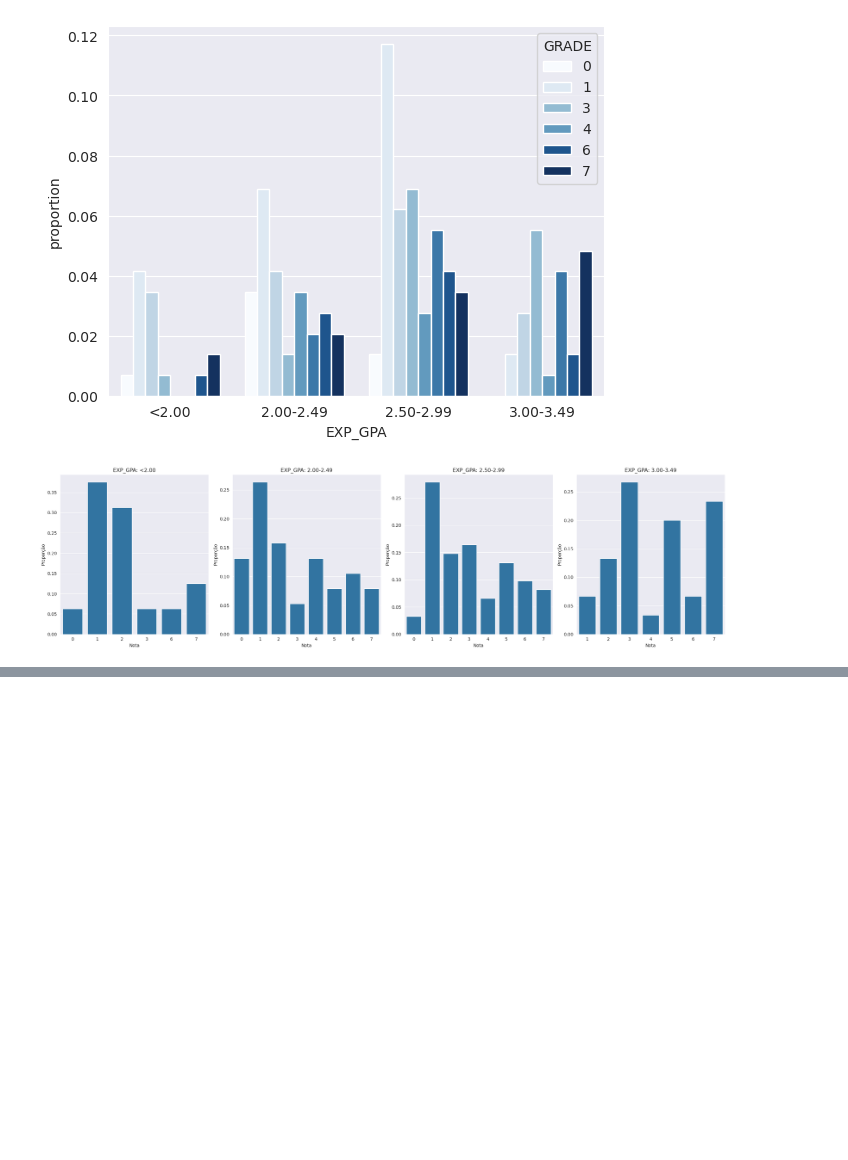
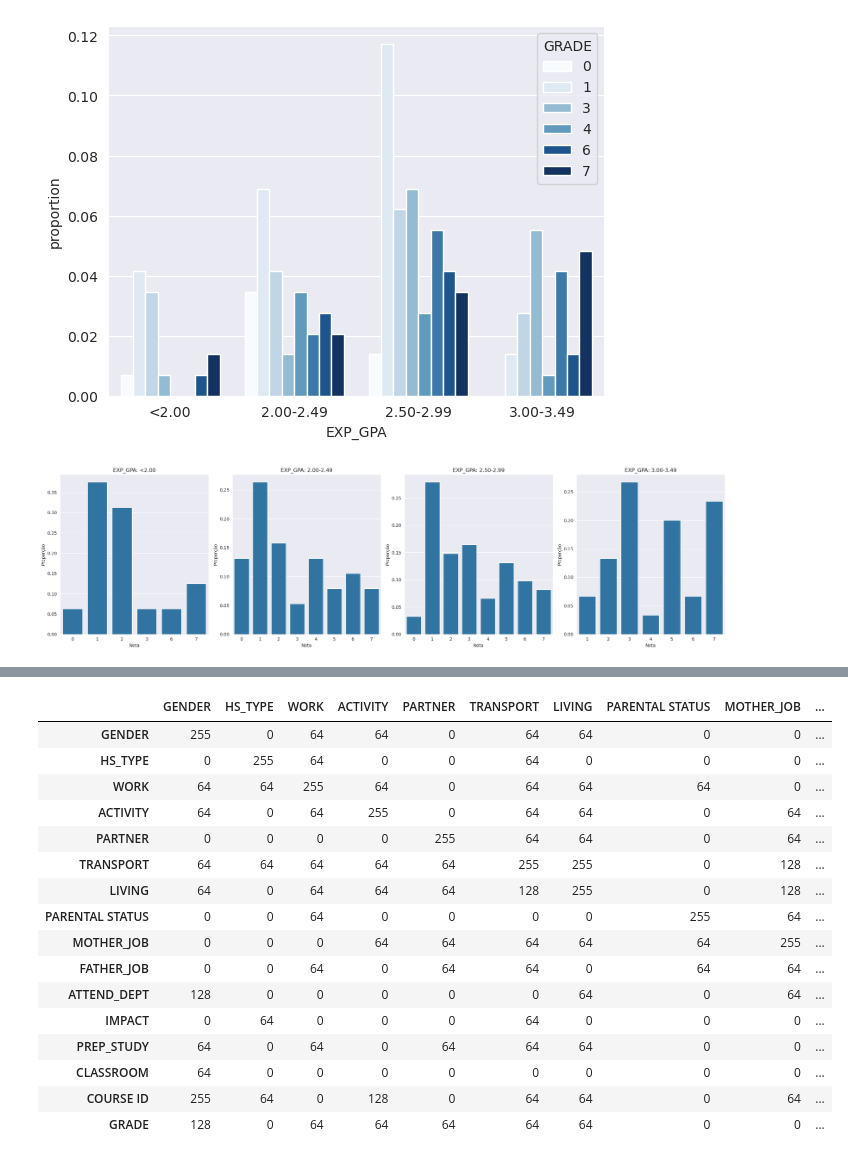
Before and after one commit to RodolfoPCruz/students-performance, a Jupyter notebook: performance_higher_education.ipynb, the cells around one changed output, grey strips where cells are left out. Cells and saved outputs as stored; diff of their text form; code cells hidden in the pictures; blank space fills up the shorter version.

```diff
--- a/performance_higher_education.ipynb
+++ b/performance_higher_education.ipynb
@@ -1057,0 +1310,30 @@ gerar_subplot_proporcao_por_grupo(df_higher_education,index_expected_GPA,"EXP_GP
+# %%
+def teste(x):
+    if x=='grande':
+        return 255
+    if x=='medio':
+        return 128
+    if x=='pequeno':
+        return 64
+    if x=='negligenciavel':
+        return 0
+# %%
+nivel_associacao_cramer.map(teste)
+# %% [output]
+|  | GENDER | HS_TYPE | WORK | ACTIVITY | PARTNER | TRANSPORT | LIVING | PARENTAL STATUS | MOTHER_JOB | ... |
+| GENDER | 255 | 0 | 64 | 64 | 0 | 64 | 64 | 0 | 0 | ... |
+| HS_TYPE | 0 | 255 | 64 | 0 | 0 | 64 | 0 | 0 | 0 | ... |
+| WORK | 64 | 64 | 255 | 64 | 0 | 64 | 64 | 64 | 0 | ... |
+| ACTIVITY | 64 | 0 | 64 | 255 | 0 | 64 | 64 | 0 | 64 | ... |
+| PARTNER | 0 | 0 | 0 | 0 | 255 | 64 | 64 | 0 | 64 | ... |
+| TRANSPORT | 64 | 64 | 64 | 64 | 64 | 255 | 255 | 0 | 128 | ... |
+| LIVING | 64 | 0 | 64 | 64 | 64 | 128 | 255 | 0 | 128 | ... |
+| PARENTAL STATUS | 0 | 0 | 64 | 0 | 0 | 0 | 0 | 255 | 64 | ... |
+| MOTHER_JOB | 0 | 0 | 0 | 64 | 64 | 64 | 64 | 64 | 255 | ... |
+| FATHER_JOB | 0 | 0 | 64 | 0 | 64 | 64 | 0 | 64 | 64 | ... |
+| ATTEND_DEPT | 128 | 0 | 0 | 0 | 0 | 0 | 64 | 0 | 64 | ... |
+| IMPACT | 0 | 64 | 0 | 0 | 0 | 64 | 0 | 0 | 0 | ... |
+| PREP_STUDY | 64 | 0 | 64 | 0 | 64 | 64 | 64 | 0 | 0 | ... |
+| CLASSROOM | 64 | 0 | 0 | 0 | 0 | 0 | 0 | 0 | 0 | ... |
+| COURSE ID | 255 | 64 | 0 | 128 | 0 | 64 | 64 | 0 | 64 | ... |
+| GRADE | 128 | 0 | 64 | 64 | 64 | 64 | 64 | 0 | 0 | ... |
```
Also changed, not shown: parts of 15 cells of this notebook.
